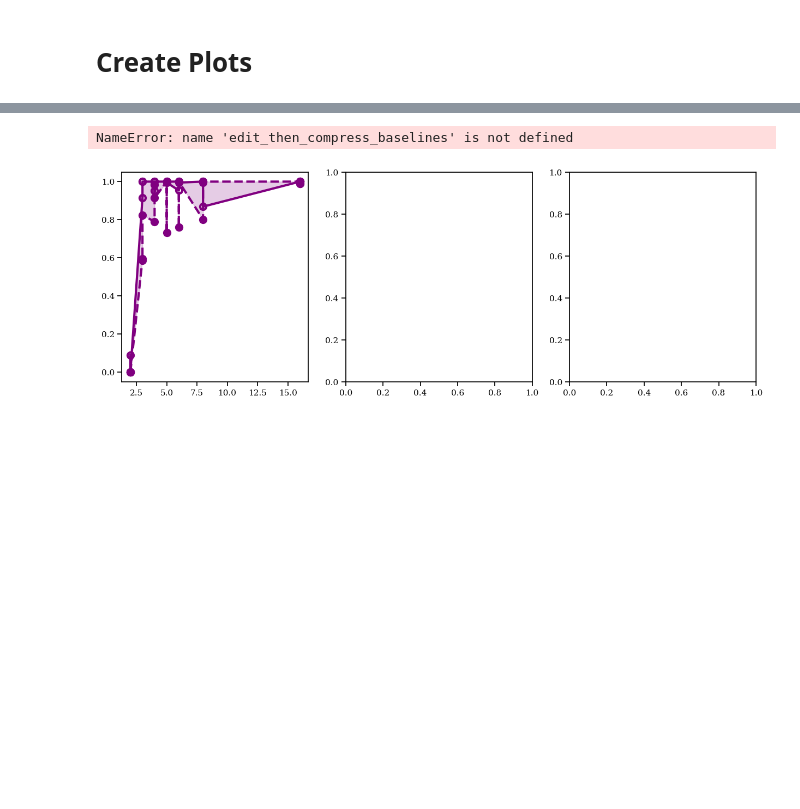
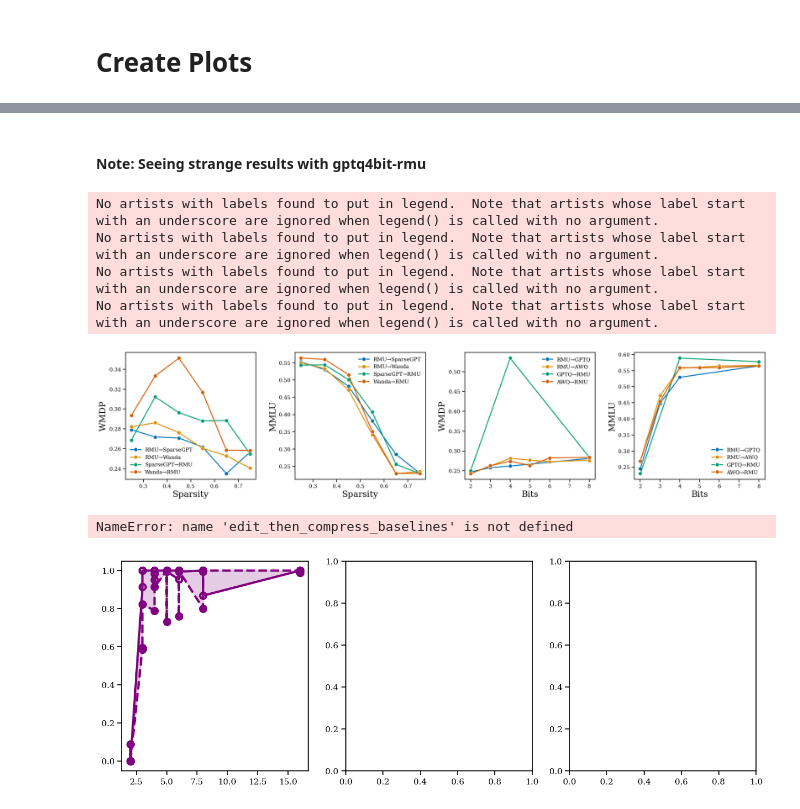
Before and after one commit to hartvigsen-group/composable-interventions, a Jupyter notebook: notebooks/tables.ipynb, the cells around one changed output, grey strips where cells are left out. Drawn from its saved outputs; the diff is of its cells as text; code cells hidden in the pictures; blank space fills up the shorter version.

```diff
--- a/notebooks/tables.ipynb
+++ b/notebooks/tables.ipynb
@@ -527,3 +567,52 @@ mmlu_heatmap_records = []
+# %% [markdown]
+#### Note: Seeing strange results with gptq4bit-rmu
+# %%
+# Inspired by the 3X3 line charts in the existing paper
+
+fig, axes = plt.subplots(1, 4, figsize=(6 * FIG_SIZE, 1.2 * FIG_SIZE))
+column_metrics = {
+    0: "Avg WMDP",
+    1: "mmlu accuracy",
+    2: "Avg WMDP",
+    3: "mmlu accuracy",
+}
+x_labels = {
+    "sparsity_ratio": "Sparsity",
+    "wbits": "Bits"
+}
+y_label = {
+    "Avg WMDP": "WMDP",
+    "mmlu accuracy": "MMLU"
+}
+
+# Custom legend elements
+legend_elements = [
+    plt.Line2D([0], [0], marker='o', color='w', markerfacecolor='b', markersize=MARKER_SIZE, label='Edit→Compress'),
+    plt.Line2D([0], [0], marker='o', color='w', markerfacecolor='r', markersize=MARKER_SIZE, label='Compress→Edit'),
+]
+
+for col_index, plotting_frame in enumerate([pruning_frame, pruning_frame, quantization_frame, quantization_frame]):
+    x_metric = "sparsity_ratio" if col_index < 2 else "wbits"
+    y_metric = "Avg WMDP" if col_index % 2 == 0 else "mmlu accuracy"
+    ax = axes[col_index]
+    ax.legend(title="Order", loc="upper left")
+    sns.lineplot(data=plotting_frame, x=x_metric, y=y_metric, hue="order", ax=ax, marker="o", markersize=MARKER_SIZE, linewidth=LINE_WIDTH)
+
+    ax.set_xlabel(x_labels[x_metric], fontsize=TITLE_FONT_SIZE)
+    ax.set_ylabel(y_label[column_metrics[col_index]], fontsize=TITLE_FONT_SIZE)
+    ax.legend(frameon=False)
+    # TODO: Color shared between compositions
+    # TODO: Conssistently color compositions
+
+# add padding for labels
+fig.subplots_adjust(wspace=WSPACE, hspace=WSPACE)
+plt.savefig("figures/unlearning_compression_1x4.pdf", bbox_inches="tight")
+# %% [output]
+No artists with labels found to put in legend.  Note that artists whose label start with an underscore are ignored when legend() is called with no argument.
+No artists with labels found to put in legend.  Note that artists whose label start with an underscore are ignored when legend() is called with no argument.
+No artists with labels found to put in legend.  Note that artists whose label start with an underscore are ignored when legend() is called with no argument.
+No artists with labels found to put in legend.  Note that artists whose label start with an underscore are ignored when legend() is called with no argument.
+[figure, added]
 # %%
 
 
```
Also changed, not shown: parts of 10 cells of this notebook, 3 other files.
